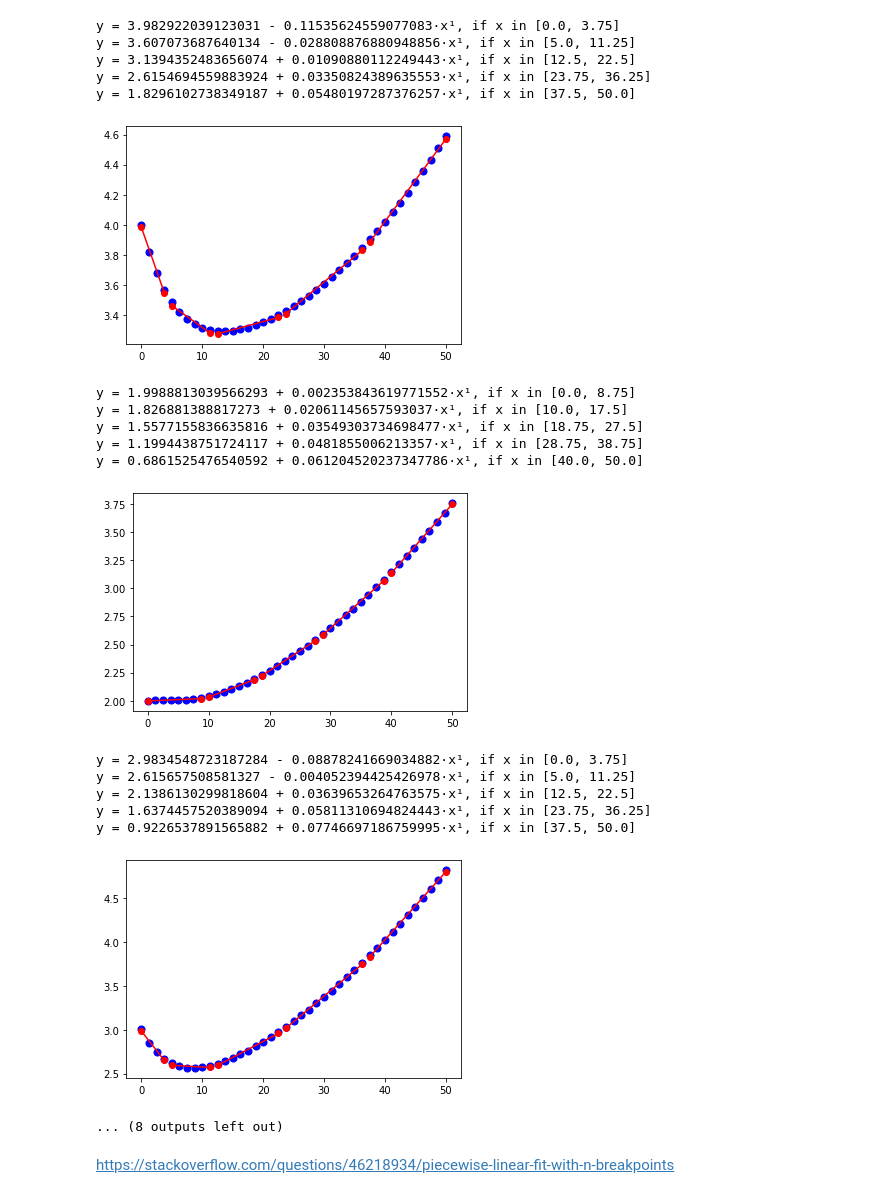
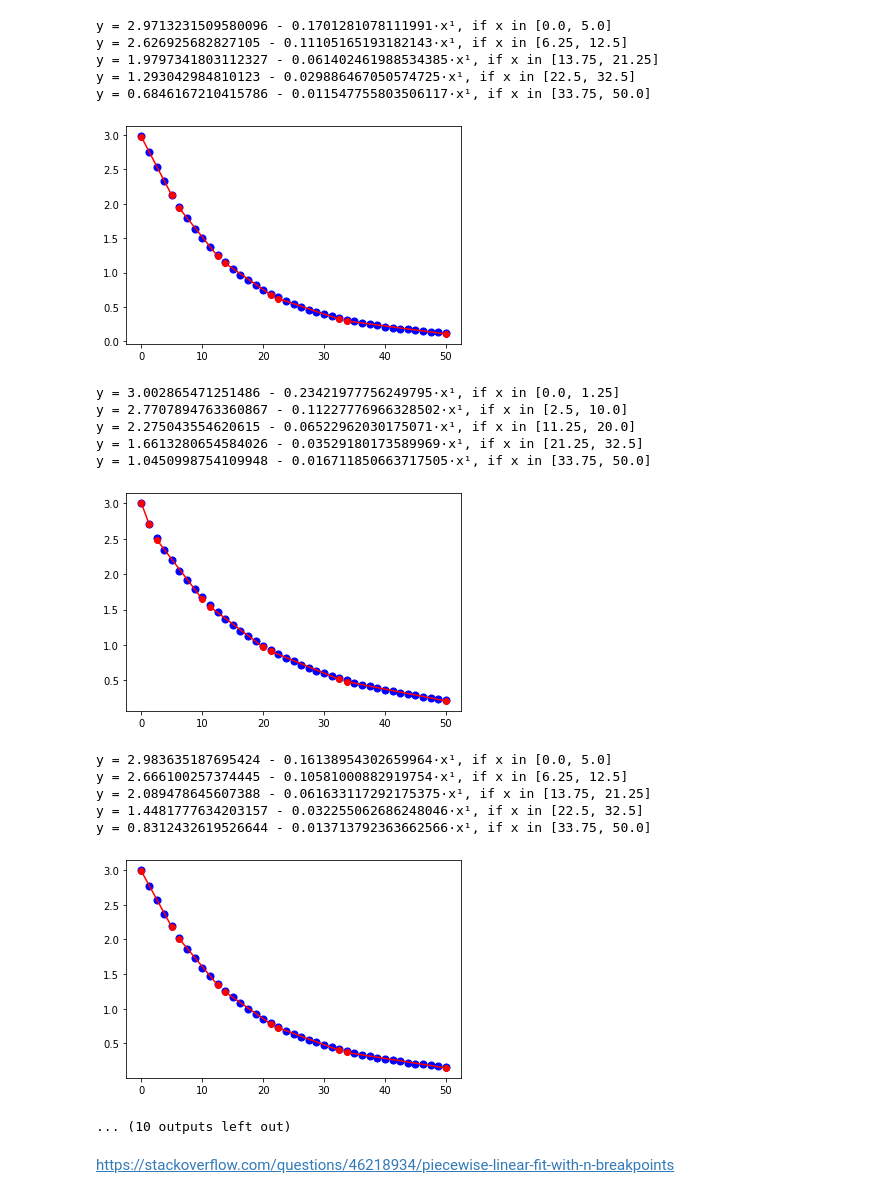
Before and after one commit to vyom-thakker/RoadmapsIAM, a Jupyter notebook: peicewise-approximator.ipynb, the cells around one changed output. Cells and saved outputs as stored; diff of their text form; code cells hidden in the pictures.

```diff
--- a/peicewise-approximator.ipynb
+++ b/peicewise-approximator.ipynb
@@ -5,8 +5,12 @@ from scipy import optimize
 import matplotlib.pyplot as plt
 np.random.seed(2017)
 import pandas as pd
+# %%
+add_key="_netzero"
+innovations=pd.read_csv("./data-case-roadmap/innovations"+add_key+".csv")
+tot_inn=len(innovations)
 # %%
-inn_names=["inn"+str(i+1) for i in range(10)]
+inn_names=["inn"+str(i+1) for i in range(tot_inn)]
 df=pd.read_csv("./data-case-roadmap/cost_inn_obj.csv",names=["t"]+inn_names,header=0)
 # %%
 df
@@ -33,7 +37,7 @@ inn_reg=pd.DataFrame(columns=["Inn","C0R1","C1R1","C0R2","C1R2","C0R3","C1R3","C
 inn_xrang=pd.DataFrame(columns=["R0","R1","R2","R3","R4","R5"])
 inn_yrang=pd.DataFrame(columns=["Y0","Y1","Y2","Y3","Y4","Y5"])
 # %%
-for inn in [i+1 for i in range(10)]:
+for inn in [i+1 for i in range(tot_inn)]:
     def f(breakpoints, x, y, fcache):
         breakpoints = tuple(map(int, sorted(breakpoints)))
         if breakpoints not in fcache:
@@ -101,22 +105,22 @@ y = 1.24967053883994 + 0.10261253858878554·x¹, if x in [37.5, 50.0]
-y = 3.982922039123031 - 0.11535624559077083·x¹, if x in [0.0, 3.75]
-y = 3.607073687640134 - 0.028808876880948856·x¹, if x in [5.0, 11.25]
-y = 3.1394352483656074 + 0.01090880112249443·x¹, if x in [12.5, 22.5]
-y = 2.6154694559883924 + 0.03350824389635553·x¹, if x in [23.75, 36.25]
-y = 1.8296102738349187 + 0.05480197287376257·x¹, if x in [37.5, 50.0]
+y = 2.9713231509580096 - 0.1701281078111991·x¹, if x in [0.0, 5.0]
+y = 2.626925682827105 - 0.11105165193182143·x¹, if x in [6.25, 12.5]
+y = 1.9797341803112327 - 0.061402461988534385·x¹, if x in [13.75, 21.25]
+y = 1.293042984810123 - 0.029886467050574725·x¹, if x in [22.5, 32.5]
+y = 0.6846167210415786 - 0.011547755803506117·x¹, if x in [33.75, 50.0]
-[figure, old version]
+[figure, new version]
-y = 1.9988813039566293 + 0.002353843619771552·x¹, if x in [0.0, 8.75]
-y = 1.826881388817273 + 0.02061145657593037·x¹, if x in [10.0, 17.5]
-y = 1.5577155836635816 + 0.03549303734698477·x¹, if x in [18.75, 27.5]
-y = 1.1994438751724117 + 0.0481855006213357·x¹, if x in [28.75, 38.75]
-y = 0.6861525476540592 + 0.061204520237347786·x¹, if x in [40.0, 50.0]
+y = 3.002865471251486 - 0.23421977756249795·x¹, if x in [0.0, 1.25]
+y = 2.7707894763360867 - 0.11227776966328502·x¹, if x in [2.5, 10.0]
+y = 2.275043554620615 - 0.06522962030175071·x¹, if x in [11.25, 20.0]
+y = 1.6613280654584026 - 0.03529180173589969·x¹, if x in [21.25, 32.5]
+y = 1.0450998754109948 - 0.016711850663717505·x¹, if x in [33.75, 50.0]
-[figure, old version]
+[figure, new version]
-y = 2.9834548723187284 - 0.08878241669034882·x¹, if x in [0.0, 3.75]
-y = 2.615657508581327 - 0.004052394425426978·x¹, if x in [5.0, 11.25]
-y = 2.1386130299818604 + 0.03639653264763575·x¹, if x in [12.5, 22.5]
-y = 1.6374457520389094 + 0.05811310694824443·x¹, if x in [23.75, 36.25]
-y = 0.9226537891565882 + 0.07746697186759995·x¹, if x in [37.5, 50.0]
+y = 2.983635187695424 - 0.16138954302659964·x¹, if x in [0.0, 5.0]
+y = 2.666100257374445 - 0.10581000882919754·x¹, if x in [6.25, 12.5]
+y = 2.089478645607388 - 0.061633117292175375·x¹, if x in [13.75, 21.25]
+y = 1.4481777634203157 - 0.032255062686248046·x¹, if x in [22.5, 32.5]
+y = 0.8312432619526644 - 0.013713792363662566·x¹, if x in [33.75, 50.0]
-[figure, old version]
+[figure, new version]
-... (8 outputs left out)
+... (10 outputs left out)
 # %% [markdown]
 https://stackoverflow.com/questions/46218934/piecewise-linear-fit-with-n-breakpoints
 # %%
```
Also changed, not shown: parts of 5 cells of this notebook, 48 other files.
